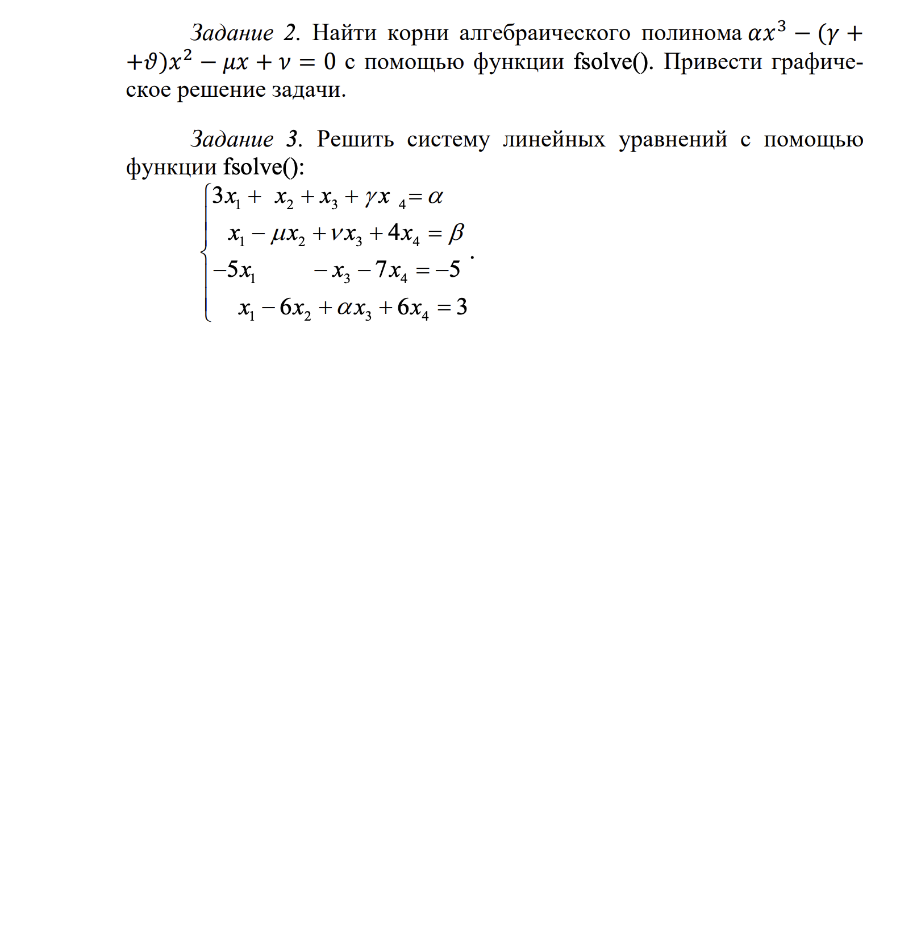
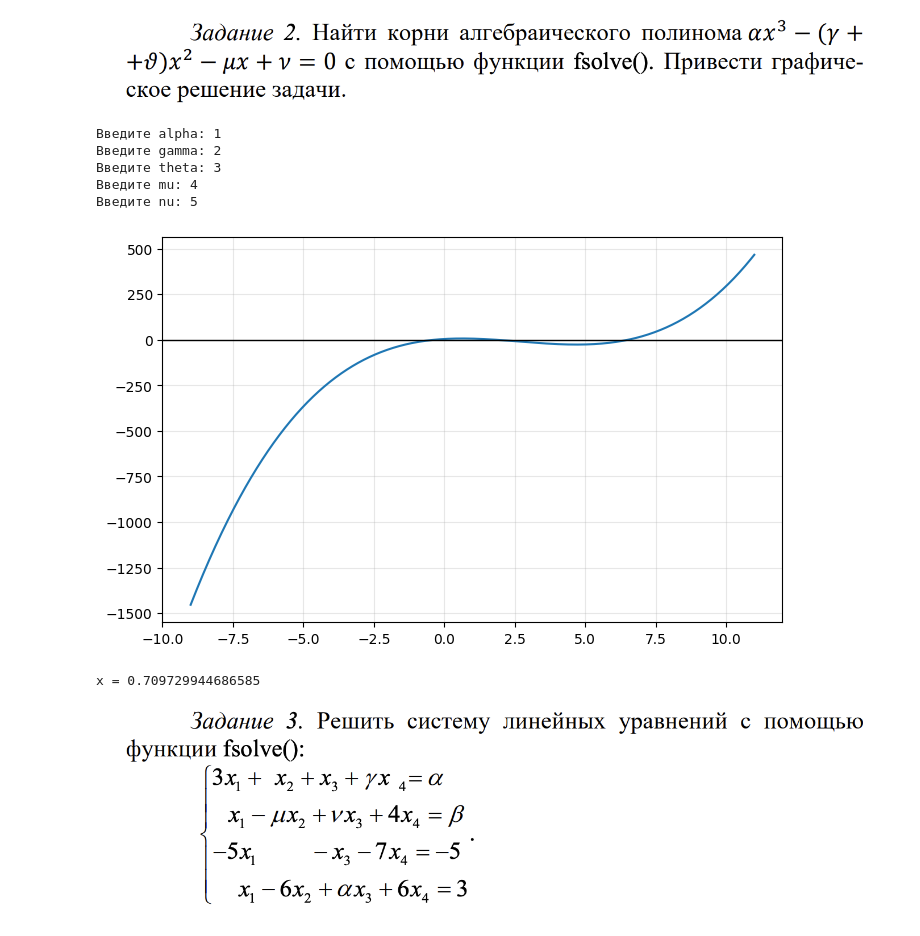
Before and after one commit to DanisStepanov/Computer-mathematics-systems, a Jupyter notebook: 4. Библиотека SciPy/Практическая_работа_№4_Библиотека_SciPy_Часть_№1.ipynb, the cells around one changed output. Saved outputs shown, nothing was run; the diff lists cells and outputs as text; code cells hidden in the pictures; blank space fills up the shorter version.

```diff
--- a/4. Библиотека SciPy/Практическая_работа_№4_Библиотека_SciPy_Часть_№1.ipynb
+++ b/4. Библиотека SciPy/Практическая_работа_№4_Библиотека_SciPy_Часть_№1.ipynb
@@ -138,22 +140,30 @@ TypeError: 'numpy.ndarray' object is not callable
 # %%
 alpha = float(input("Введите alpha: "))
 gamma = float(input("Введите gamma: "))
-t = float(input("Введите theta (v): "))
+t = float(input("Введите theta: "))
 mu  = float(input("Введите mu: "))
-nu = float(input("Введите nu (v): "))
+nu = float(input("Введите nu: "))
 def f(x):
     return alpha*x**3 - (gamma + t)*x**2 - mu*x + nu
 x_arr = np.linspace(-10, 10, 1000)
 y_arr = f(x_arr)
 plt.figure(figsize=(8, 5))
 plt.plot(x_arr+1, y_arr+1, label='f(x)')
 plt.axhline(0, color='black', lw=1)
 plt.grid(True, alpha=0.3)
 plt.show()
 guesses = [0]
 for x0 in guesses:
     root = fsolve(f, x0)
     print(f"x = {root[0]}")
+# %% [output]
+Введите alpha: 1
+Введите gamma: 2
+Введите theta: 3
+Введите mu: 4
+Введите nu: 5
+[figure, added]
+x = 0.709729944686585
 # %% [markdown]
 ![image.png](embedded-picture-1)
 # %%
```
Also changed, not shown: parts of 8 cells of this notebook.
